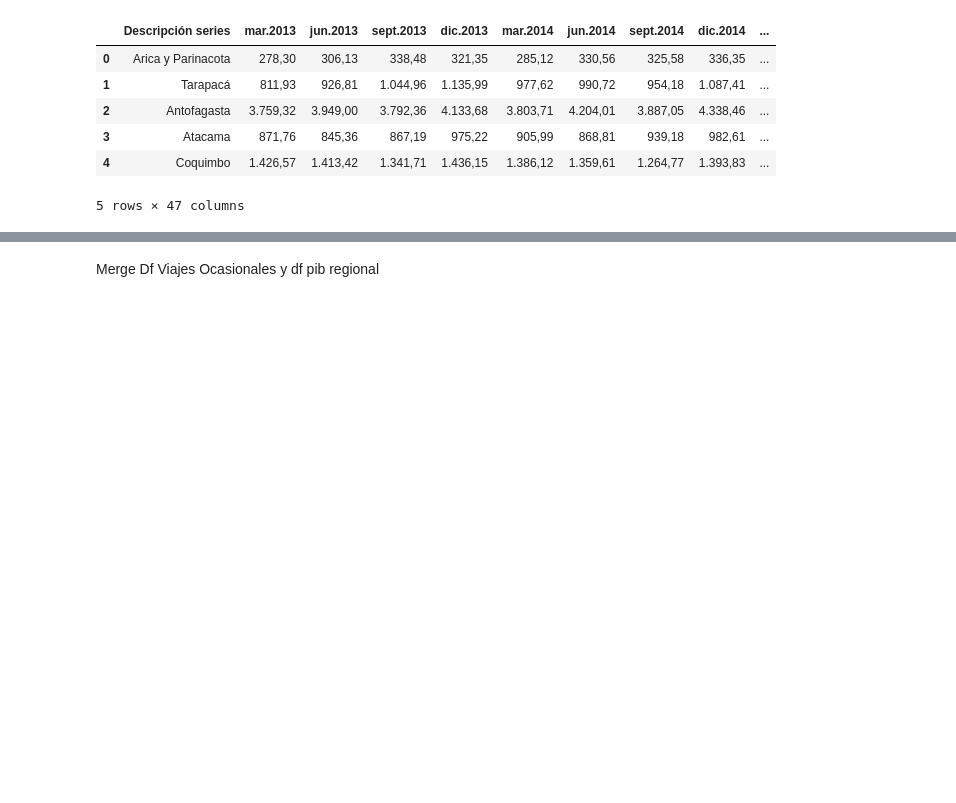
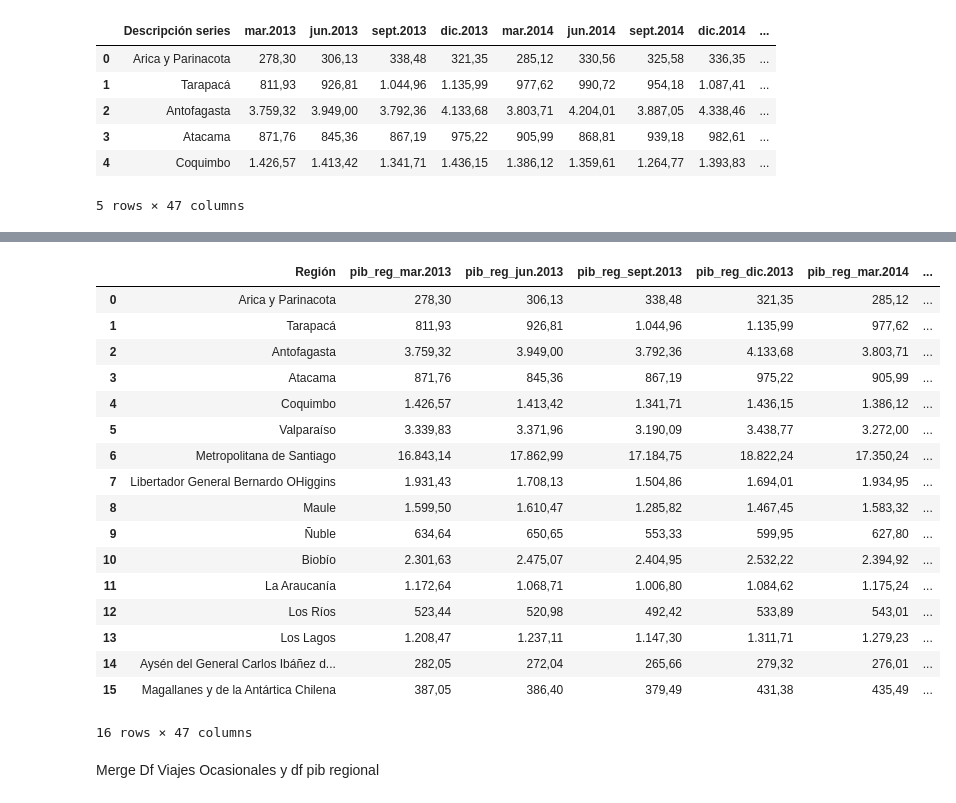
Before and after one commit to LuisCamachoRivero/Exploracion_Proyecto_Final, a Jupyter notebook: src/explore.ipynb, the cells around one changed output, grey strips where cells are left out. Saved outputs shown, nothing was run; the diff lists cells and outputs as text; code cells hidden in the pictures; blank space fills up the shorter version.

```diff
--- a/src/explore.ipynb
+++ b/src/explore.ipynb
@@ -277,3 +311,31 @@ df_pib_regional.head()
+# %%
+df_pib_regional = df_pib_regional.rename(columns={'Descripción series': 'Región'})
+
+# Renombrar las demás columnas al formato 'pib_reg_(mes.año)'
+df_pib_regional.columns = [
+    'Región' if col == 'Región' else f'pib_reg_{col}'
+    for col in df_pib_regional.columns]
+
+df_pib_regional
+# %% [output]
+|  | Región | pib_reg_mar.2013 | pib_reg_jun.2013 | pib_reg_sept.2013 | pib_reg_dic.2013 | pib_reg_mar.2014 | ... |
+| 0 | Arica y Parinacota | 278,30 | 306,13 | 338,48 | 321,35 | 285,12 | ... |
+| 1 | Tarapacá | 811,93 | 926,81 | 1.044,96 | 1.135,99 | 977,62 | ... |
+| 2 | Antofagasta | 3.759,32 | 3.949,00 | 3.792,36 | 4.133,68 | 3.803,71 | ... |
+| 3 | Atacama | 871,76 | 845,36 | 867,19 | 975,22 | 905,99 | ... |
+| 4 | Coquimbo | 1.426,57 | 1.413,42 | 1.341,71 | 1.436,15 | 1.386,12 | ... |
+| 5 | Valparaíso | 3.339,83 | 3.371,96 | 3.190,09 | 3.438,77 | 3.272,00 | ... |
+| 6 | Metropolitana de Santiago | 16.843,14 | 17.862,99 | 17.184,75 | 18.822,24 | 17.350,24 | ... |
+| 7 | Libertador General Bernardo OHiggins | 1.931,43 | 1.708,13 | 1.504,86 | 1.694,01 | 1.934,95 | ... |
+| 8 | Maule | 1.599,50 | 1.610,47 | 1.285,82 | 1.467,45 | 1.583,32 | ... |
+| 9 | Ñuble | 634,64 | 650,65 | 553,33 | 599,95 | 627,80 | ... |
+| 10 | Biobío | 2.301,63 | 2.475,07 | 2.404,95 | 2.532,22 | 2.394,92 | ... |
+| 11 | La Araucanía | 1.172,64 | 1.068,71 | 1.006,80 | 1.084,62 | 1.175,24 | ... |
+| 12 | Los Ríos | 523,44 | 520,98 | 492,42 | 533,89 | 543,01 | ... |
+| 13 | Los Lagos | 1.208,47 | 1.237,11 | 1.147,30 | 1.311,71 | 1.279,23 | ... |
+| 14 | Aysén del General Carlos Ibáñez d... | 282,05 | 272,04 | 265,66 | 279,32 | 276,01 | ... |
+| 15 | Magallanes y de la Antártica Chilena | 387,05 | 386,40 | 379,49 | 431,38 | 435,49 | ... |
+16 rows × 47 columns
 # %% [markdown]
 Merge Df Viajes Ocasionales y df pib regional
 # %%
```
Also changed, not shown: parts of 5 cells of this notebook.
